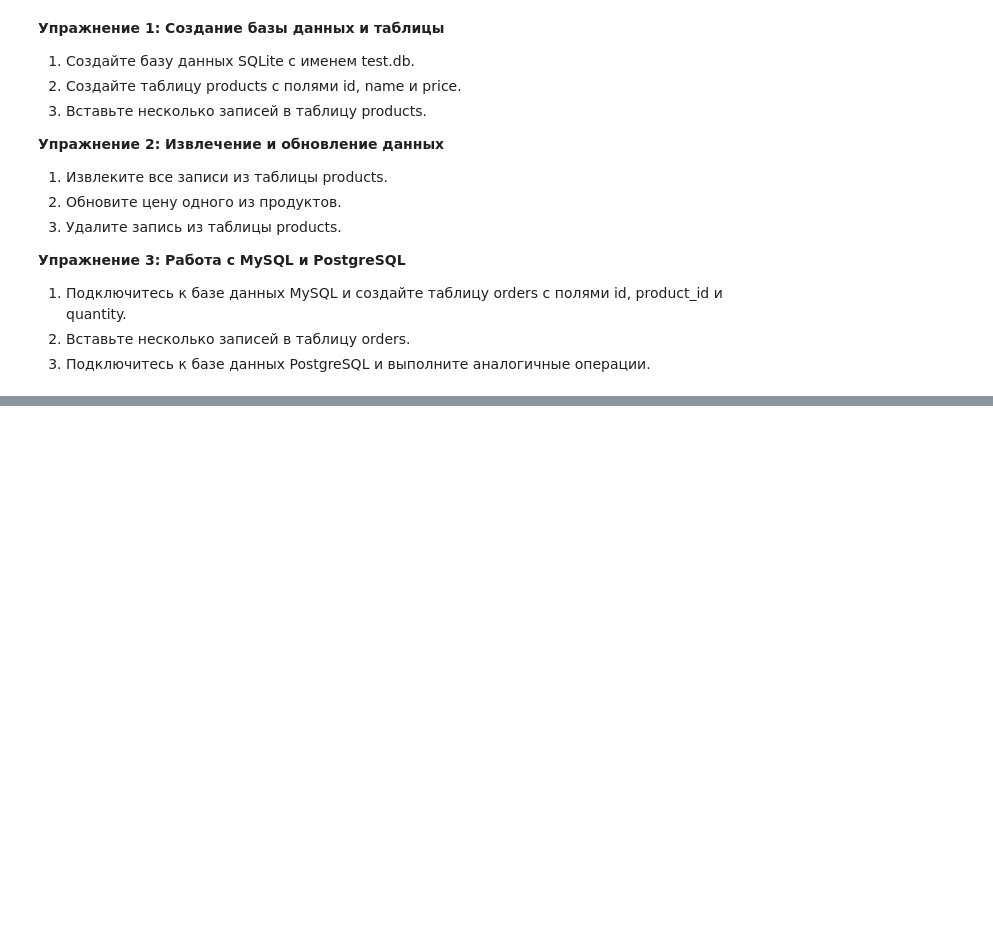
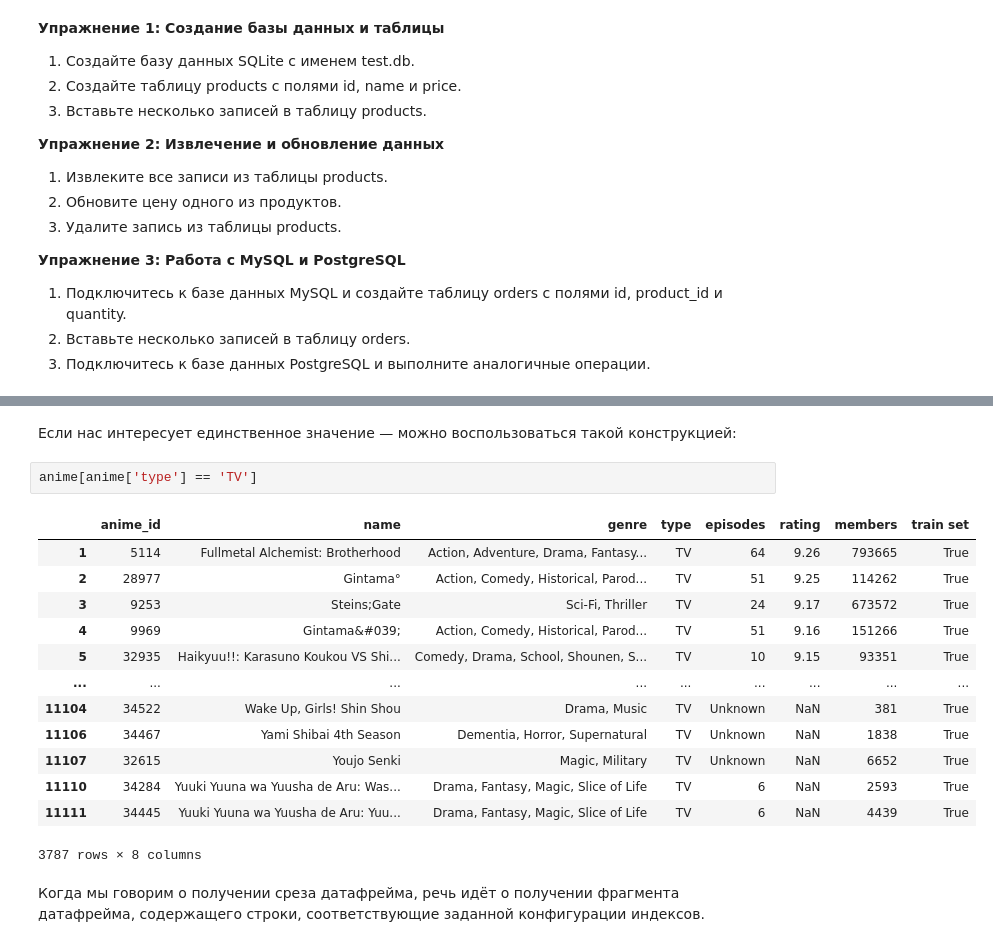
Before and after one commit to Vakhranev/MGIMO, a Jupyter notebook: 7 февраля.ipynb, the cells around one changed output, grey strips where cells are left out. Cells and saved outputs as stored; diff of their text form; blank space fills up the shorter version.

```diff
--- a/7 февраля.ipynb
+++ b/7 февраля.ipynb
@@ -624,0 +980,20 @@ conn.close()
+# %% [markdown]
+Если нас интересует единственное значение — можно воспользоваться такой конструкцией:
+# %%
+anime[anime['type'] == 'TV']
+# %% [output]
+|  | anime_id | name | genre | type | episodes | rating | members | train set |
+| 1 | 5114 | Fullmetal Alchemist: Brotherhood | Action, Adventure, Drama, Fantasy... | TV | 64 | 9.26 | 793665 | True |
+| 2 | 28977 | Gintama° | Action, Comedy, Historical, Parod... | TV | 51 | 9.25 | 114262 | True |
+| 3 | 9253 | Steins;Gate | Sci-Fi, Thriller | TV | 24 | 9.17 | 673572 | True |
+| 4 | 9969 | Gintama&#039; | Action, Comedy, Historical, Parod... | TV | 51 | 9.16 | 151266 | True |
+| 5 | 32935 | Haikyuu!!: Karasuno Koukou VS Shi... | Comedy, Drama, School, Shounen, S... | TV | 10 | 9.15 | 93351 | True |
+| ... | ... | ... | ... | ... | ... | ... | ... | ... |
+| 11104 | 34522 | Wake Up, Girls! Shin Shou | Drama, Music | TV | Unknown | NaN | 381 | True |
+| 11106 | 34467 | Yami Shibai 4th Season | Dementia, Horror, Supernatural | TV | Unknown | NaN | 1838 | True |
+| 11107 | 32615 | Youjo Senki | Magic, Military | TV | Unknown | NaN | 6652 | True |
+| 11110 | 34284 | Yuuki Yuuna wa Yuusha de Aru: Was... | Drama, Fantasy, Magic, Slice of Life | TV | 6 | NaN | 2593 | True |
+| 11111 | 34445 | Yuuki Yuuna wa Yuusha de Aru: Yuu... | Drama, Fantasy, Magic, Slice of Life | TV | 6 | NaN | 4439 | True |
+3787 rows × 8 columns
+# %% [markdown]
+Когда мы говорим о получении среза датафрейма, речь идёт о получении фрагмента датафрейма, содержащего строки, соответствующие заданной конфигурации индексов.
```
Also changed, not shown: parts of 72 cells of this notebook.
